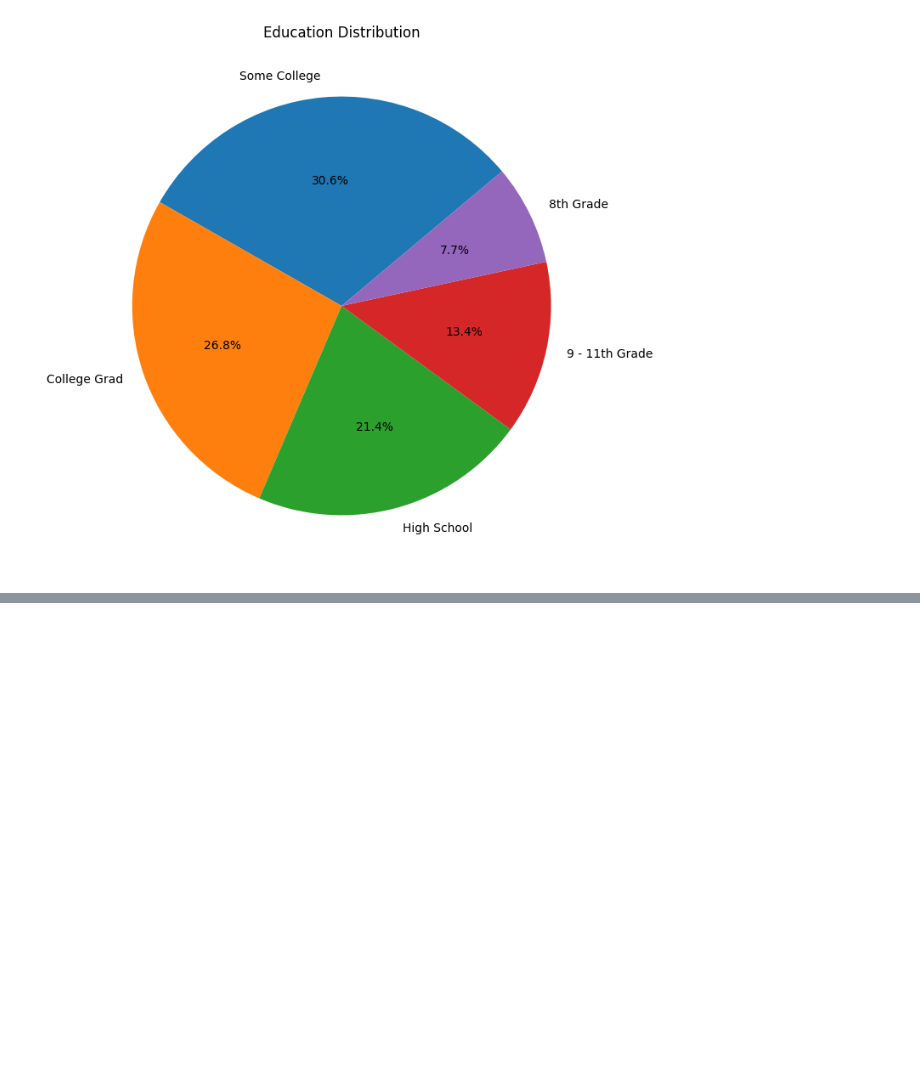
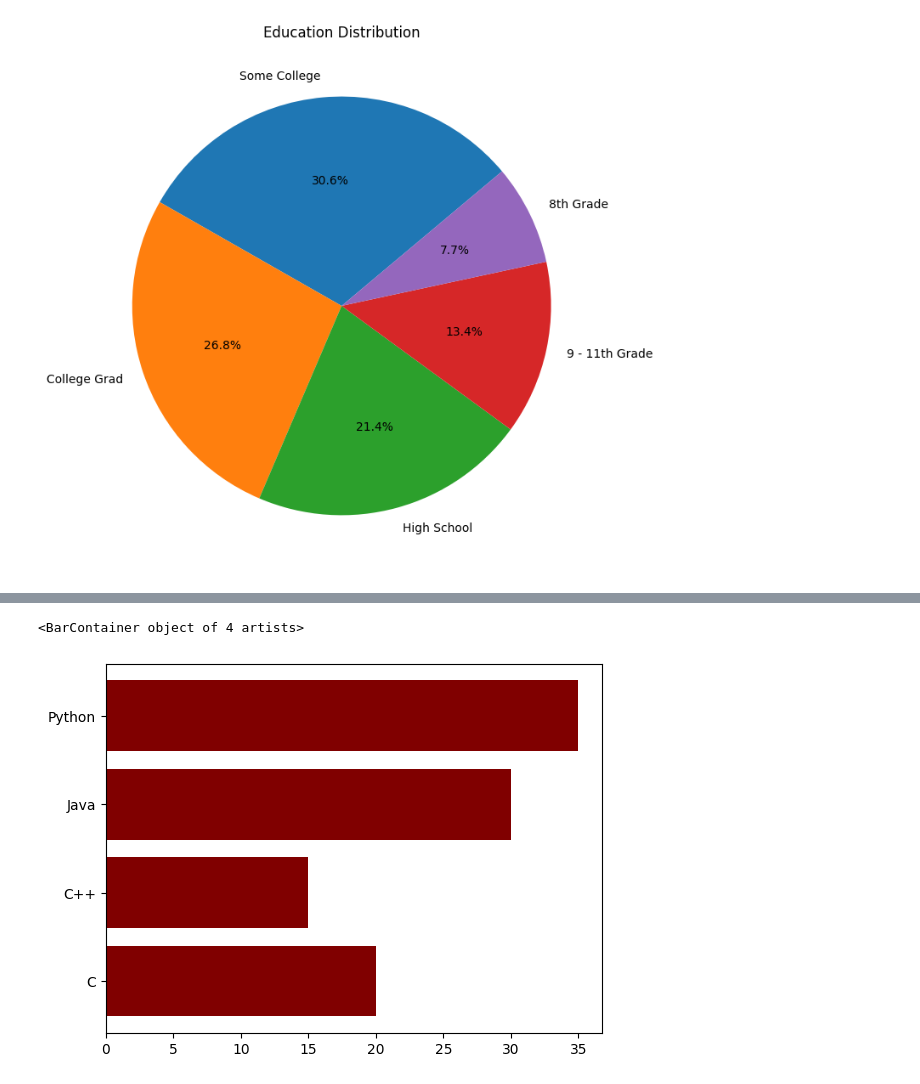
Before and after one commit to Bbrnn/engage_datascience_ai_ml, a Jupyter notebook: EDA1.ipynb, the cells around one changed output, grey strips where cells are left out. Cells and saved outputs as stored; diff of their text form; code cells hidden in the pictures; blank space fills up the shorter version.

```diff
--- a/EDA1.ipynb
+++ b/EDA1.ipynb
@@ -204,0 +206,5 @@ Male             2    0
+# %%
+plt.barh(courses,values,color="maroon")
+# %% [output]
+<BarContainer object of 4 artists>
+[figure, added]
```
Also changed, not shown: parts of 30 cells of this notebook.
